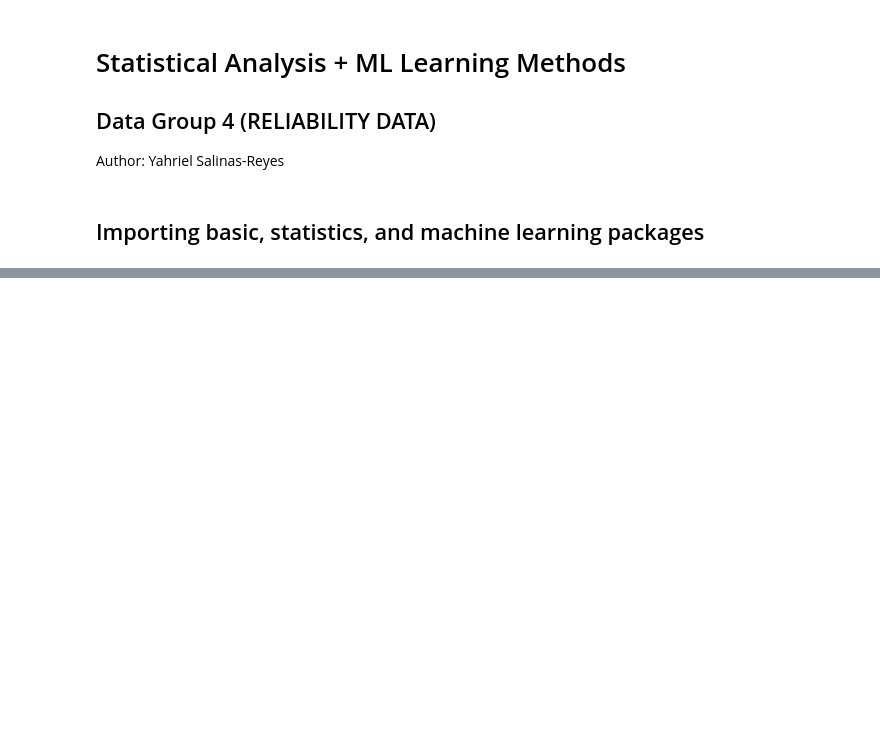
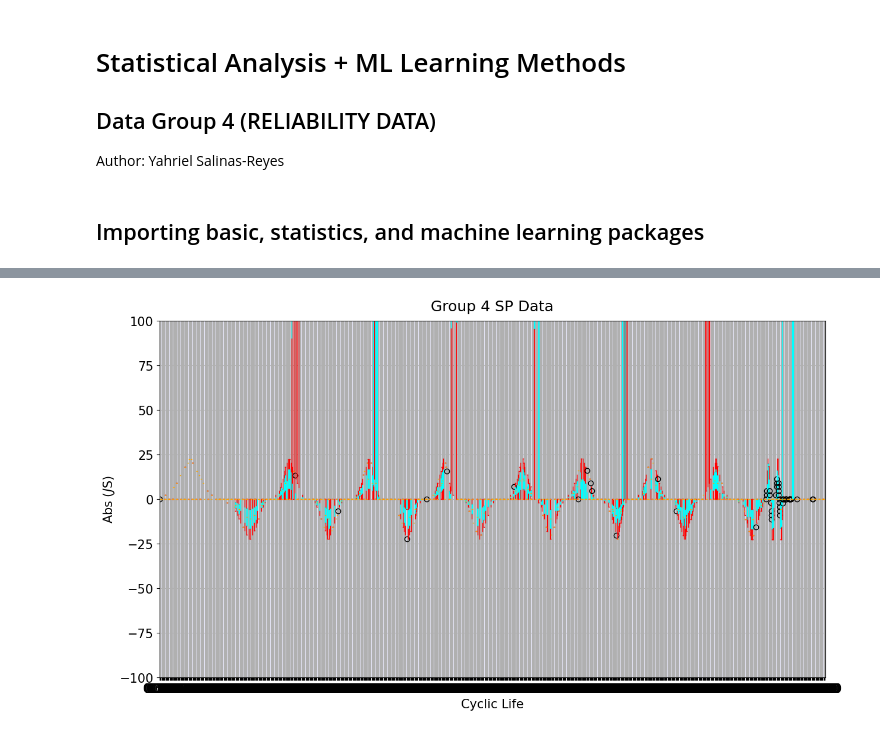
Before and after one commit to yahriels/MEMS-23, a Jupyter notebook: Machine Learning/Data Group 4/CYCLIC LIFE.ipynb, the cells around one changed output, grey strips where cells are left out. Cells and saved outputs as stored; diff of their text form; code cells hidden in the pictures; blank space fills up the shorter version.

```diff
--- a/Machine Learning/Data Group 4/CYCLIC LIFE.ipynb
+++ b/Machine Learning/Data Group 4/CYCLIC LIFE.ipynb
@@ -85,0 +85,12 @@ plt.show()
+# %%
+# Read In Data
+df = pd.read_csv("YayaSP12.csv")
+# Get the data into a pandas dateframe.
+#df = pd.read_csv('Yaya.csv',
+#                 header=1, ## NOTE: The second line contains column names, so we skip the first line
+#                 sep='\t') ## NOTE: Pandas automatically detects delimeters, but it never hurts to be specific
+#df.drop('Group', axis=0, inplace=True) ## set axis=0 to remove rows, axis=1 to remove columns
+#df.drop(columns=['Group', 'Set', 'AbsJ', 'J', 'I', 't', 'R'])
+#df.drop(columns=['Group'])
+
+df.head()
@@ -85,0 +104,30 @@ plt.show()
+# %%
+
+# this makes a box plot sorted by experiment
+# boxplot is an axes object
+# It was a hassle to figure out how to edit the colors for the boxes
+# Turning on patch_artist applies some default colors
+
+boxplot = df.boxplot('J', by='t', vert=True, patch_artist=True,
+            boxprops=dict(facecolor='red', color='cyan'), # doesn't work
+            capprops=dict(color='red'),                   # works
+            whiskerprops=dict(color='red'),               # doesn't work
+            medianprops=dict(color='orange'),             # does not work
+            figsize=(14,8))                               # works
+
+fig = boxplot.get_figure()                                # a work around to get rid of annoying auto-title
+fig.suptitle('')
+
+boxplot.patch.set_facecolor('lavender')         # Changes plot background
+# plt.style.use('seaborn') # Does not do anything
+
+plt.xticks(fontsize=15)
+plt.yticks(fontsize=15)
+font = {'size': 15}
+plt.xlabel('Cyclic Life', font)
+plt.ylabel(r'Abs ($J$S)', font)
+plt.ylim(-100,100)
+plt.title('Group 4 SP Data', fontsize=18, pad = 12)
+plt.show()
+# %% [output]
+[figure, added]
```
Also changed, not shown: parts of 3 cells of this notebook, 4 other files.
